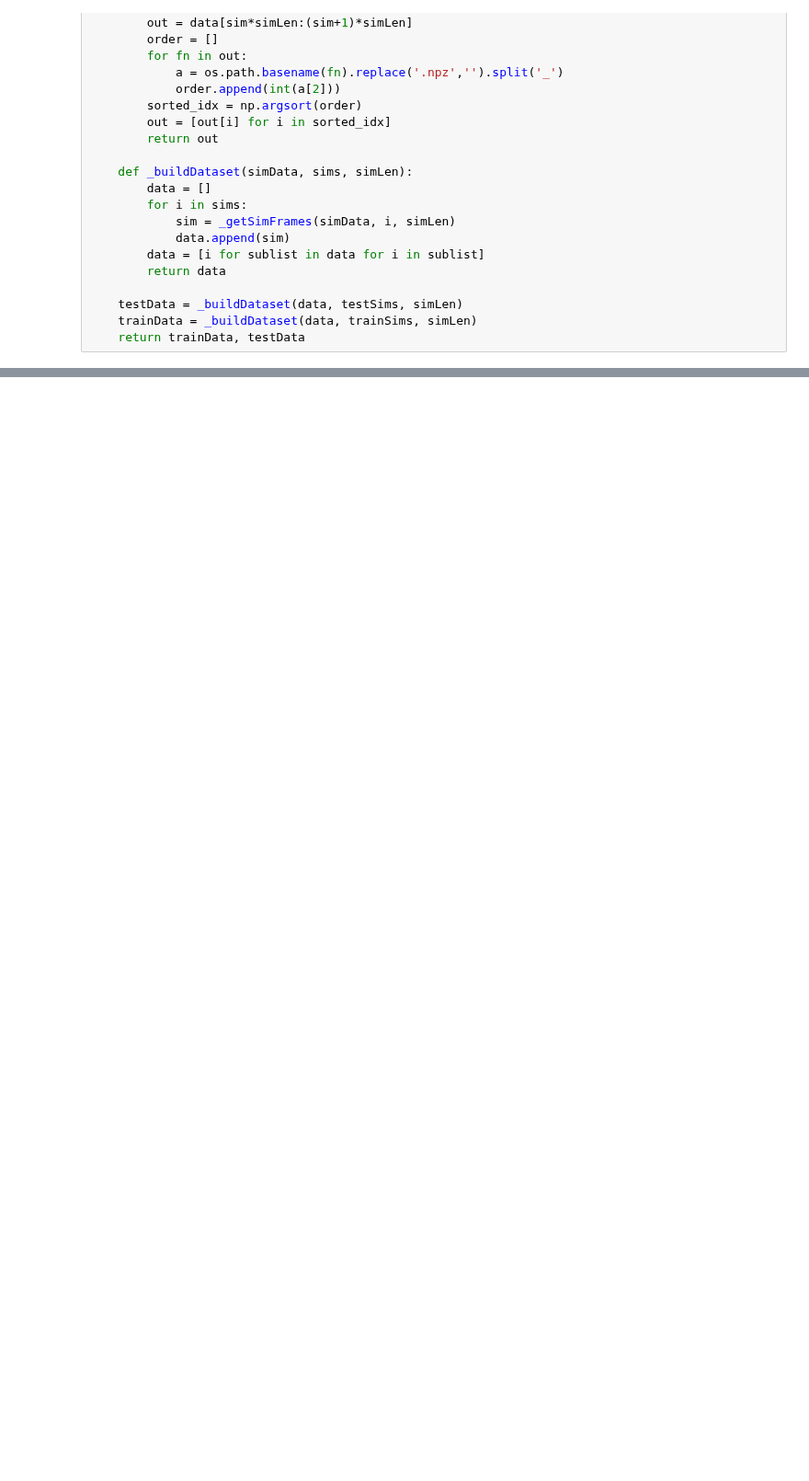
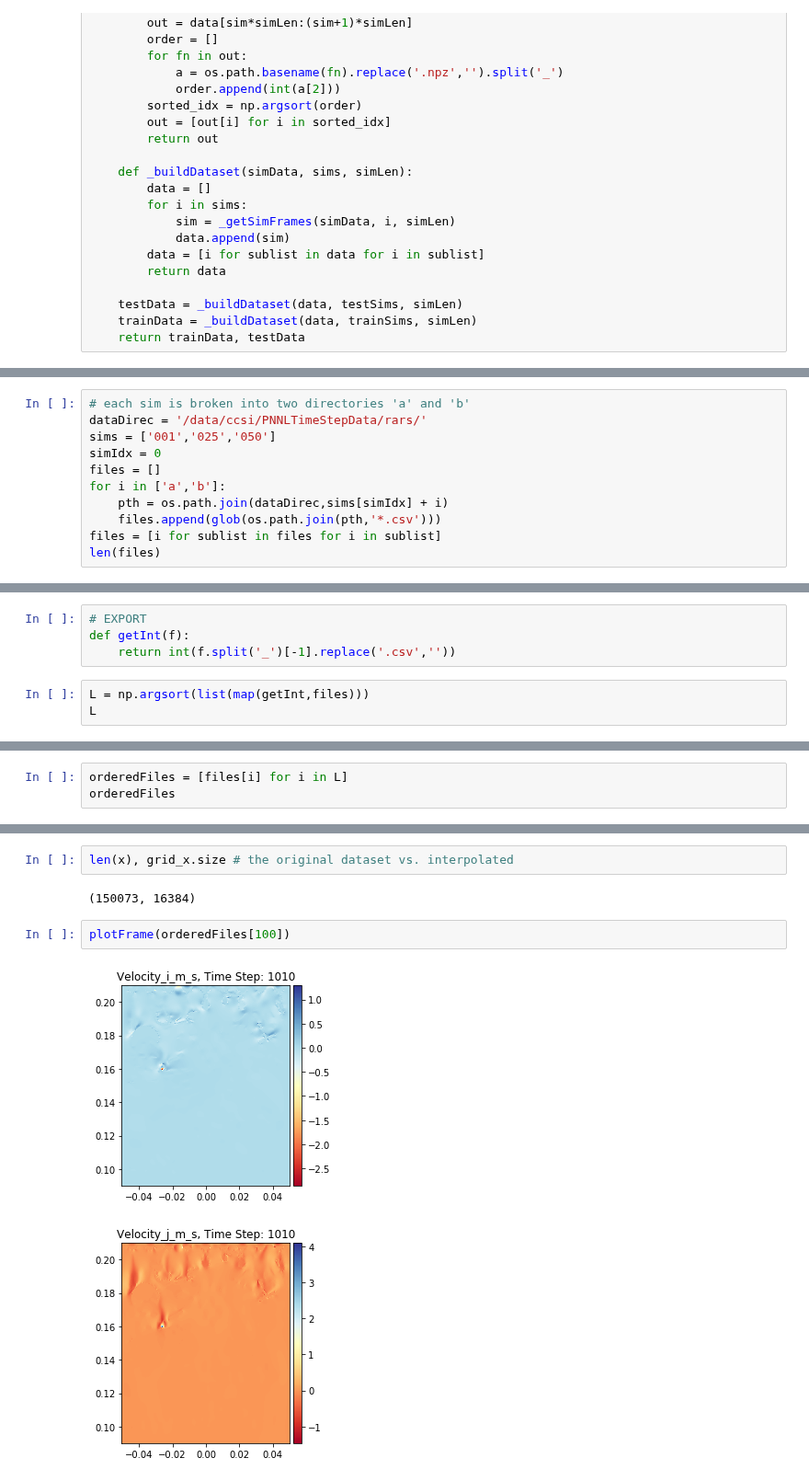
Before and after one commit to dwidemann/surrogates4sims, a Jupyter notebook: 01_datasets.ipynb, the cells around one changed output, grey strips where cells are left out. Shown at 92% size. Saved outputs shown, nothing was run; the diff lists cells and outputs as text; blank space fills up the shorter version.

Commit message:
code for processing PNNL dataset

```diff
--- a/01_datasets.ipynb
+++ b/01_datasets.ipynb
@@ -340,0 +255,11 @@ MantaFlowDataset(tr,numToKeep=1000)
+# %%
+# each sim is broken into two directories 'a' and 'b'
+dataDirec = '/data/ccsi/PNNLTimeStepData/rars/'
+sims = ['001','025','050']
+simIdx = 0
+files = []
+for i in ['a','b']:
+    pth = os.path.join(dataDirec,sims[simIdx] + i)
+    files.append(glob(os.path.join(pth,'*.csv')))
+files = [i for sublist in files for i in sublist]
+len(files)
@@ -340,0 +268,7 @@ MantaFlowDataset(tr,numToKeep=1000)
+# %%
+# EXPORT
+def getInt(f):
+    return int(f.split('_')[-1].replace('.csv',''))
+# %%
+L = np.argsort(list(map(getInt,files)))
+L
@@ -340,0 +293,3 @@ MantaFlowDataset(tr,numToKeep=1000)
+# %%
+orderedFiles = [files[i] for i in L]
+orderedFiles
@@ -340,0 +397,9 @@ MantaFlowDataset(tr,numToKeep=1000)
+# %%
+len(x), grid_x.size # the original dataset vs. interpolated
+# %% [output]
+(150073, 16384)
+# %%
+plotFrame(orderedFiles[100])
+# %% [output]
+[figure, added]
+[figure, added]
```
Also changed, not shown: parts of 67 cells of this notebook, 4 other files.
